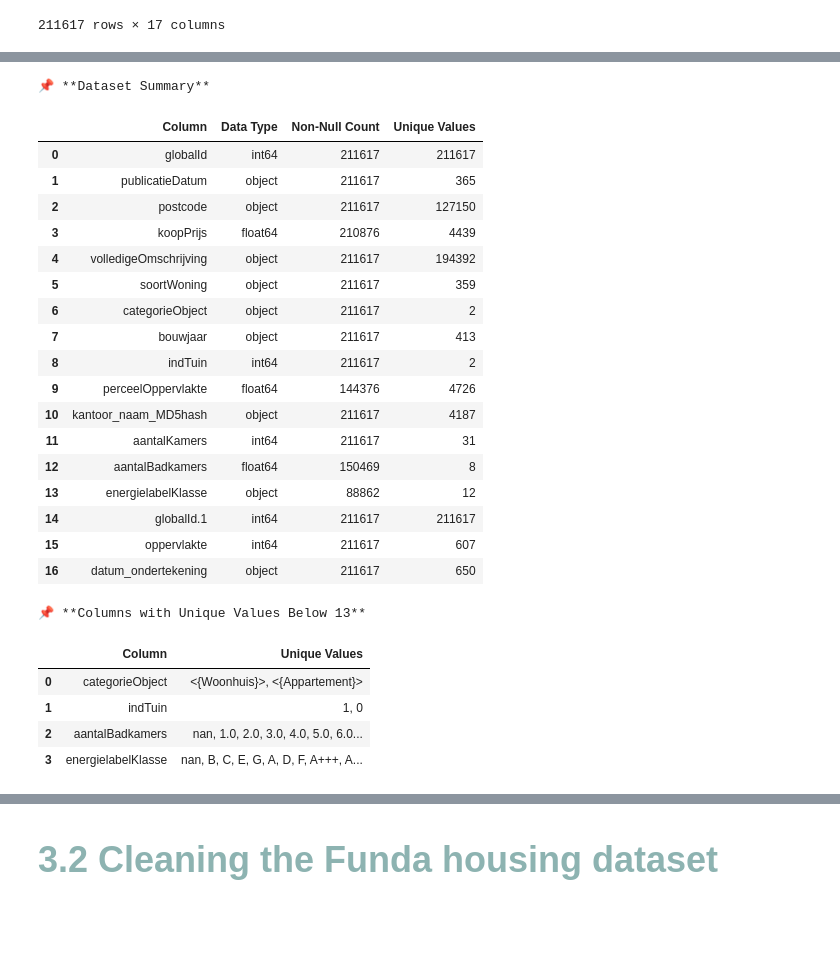
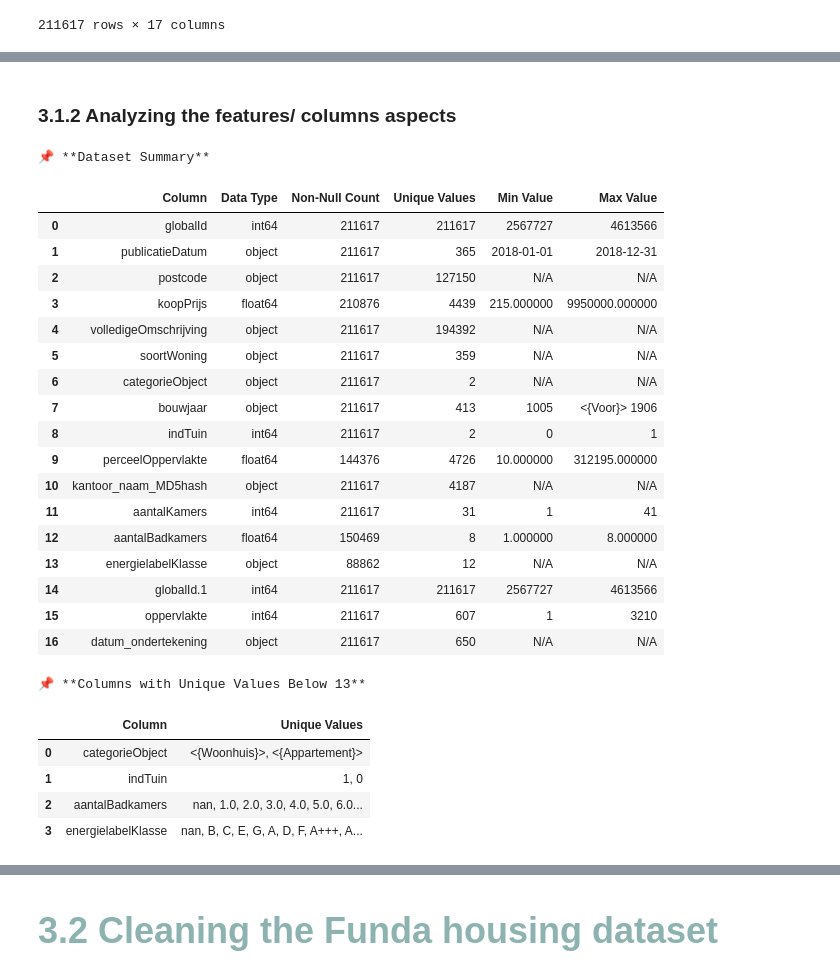
Before and after one commit to Josey-mc2/House-pricing-analysis, a Jupyter notebook: funda_analysis_ai_resit.ipynb, the cells around one changed output, grey strips where cells are left out. Cells and saved outputs as stored; diff of their text form; code cells hidden in the pictures; blank space fills up the shorter version.

```diff
--- a/funda_analysis_ai_resit.ipynb
+++ b/funda_analysis_ai_resit.ipynb
@@ -127,61 +134,75 @@ Each row represents a property listed with attributes such as location, pricing,
 ➤ <span style='color: #7AD6C7;'>globalId.1:</span>  Another unique identifier   <br>
 ➤ <span style='color: #7AD6C7;'>oppervlakte:</span>  Total living area of the property (m²)  <br>
 ➤ <span style='color: #7AD6C7;'>datum_ondertekening:</span>  Date of contract signing  <br>
+# %% [markdown]
+### 3.1.2 Analyzing the features/ columns aspects
 # %%
 #source chatgpt
+
+# Create a copy of the dataset
+df_funda_imputed = funda_housing_df.copy()
 
 # Generate a summary table with column info
 df_summary = pd.DataFrame({
     "Column": funda_housing_df.columns,
     "Data Type": funda_housing_df.dtypes.values,
     "Non-Null Count": funda_housing_df.notna().sum().values,
     "Unique Values": funda_housing_df.nunique().values
 })
+
+# Add Min and Max values for numerical columns (round float values to 1 decimal)
+df_summary["Min Value"] = df_summary["Column"].apply(lambda col: round(funda_housing_df[col].min(), 1) if np.issubdtype(funda_housing_df[col].dtype, np.floating) else funda_housing_df[col].min() if np.issubdtype(funda_housing_df[col].dtype, np.number) else "N/A")
+df_summary["Max Value"] = df_summary["Column"].apply(lambda col: round(funda_housing_df[col].max(), 1) if np.issubdtype(funda_housing_df[col].dtype, np.floating) else funda_housing_df[col].max() if np.issubdtype(funda_housing_df[col].dtype, np.number) else "N/A")
+
+# Ensure bouwjaar is included in Min and Max calculations
+df_summary.loc[df_summary["Column"] == "bouwjaar", "Min Value"] = funda_housing_df["bouwjaar"].min()
+df_summary.loc[df_summary["Column"] == "bouwjaar", "Max Value"] = funda_housing_df["bouwjaar"].max()
+
+# Ensure publicatieDatum is included in Min and Max calculations
+df_summary.loc[df_summary["Column"] == "publicatieDatum", "Min Value"] = funda_housing_df["publicatieDatum"].min()
+df_summary.loc[df_summary["Column"] == "publicatieDatum", "Max Value"] = funda_housing_df["publicatieDatum"].max()
 
 # Find columns with unique values less than 13
 low_unique_columns = df_summary[df_summary["Unique Values"] < 13]["Column"].tolist()
 
 # Create a DataFrame to store unique values of these columns
 unique_values_data = {
     "Column": [],
     "Unique Values": []
 }
 
 for col in low_unique_columns:
     unique_values_data["Column"].append(col)
     unique_values_data["Unique Values"].append(", ".join(map(str, funda_housing_df[col].unique())))
 
 df_unique_values = pd.DataFrame(unique_values_data)
 
 # Display the tables
-import pandas as pd
-from IPython.display import display
-
-print("📌 **Dataset Summary**")
+print("\n📌 **Dataset Summary**")
 display(df_summary.style.set_properties(**{'border': '1px solid lightblue', 'font-weight': 'bold'}, subset=['Column']))
 
 print("\n📌 **Columns with Unique Values Below 13**")
 display(df_unique_values.style.set_properties(**{'border': '1px solid lightblue', 'font-weight': 'bold'}, subset=['Column']))
 # %% [output]
 📌 **Dataset Summary**
-|  | Column | Data Type | Non-Null Count | Unique Values |
-| 0 | globalId | int64 | 211617 | 211617 |
-| 1 | publicatieDatum | object | 211617 | 365 |
-| 2 | postcode | object | 211617 | 127150 |
-| 3 | koopPrijs | float64 | 210876 | 4439 |
-| 4 | volledigeOmschrijving | object | 211617 | 194392 |
-| 5 | soortWoning | object | 211617 | 359 |
-| 6 | categorieObject | object | 211617 | 2 |
-| 7 | bouwjaar | object | 211617 | 413 |
-| 8 | indTuin | int64 | 211617 | 2 |
-| 9 | perceelOppervlakte | float64 | 144376 | 4726 |
-| 10 | kantoor_naam_MD5hash | object | 211617 | 4187 |
-| 11 | aantalKamers | int64 | 211617 | 31 |
-| 12 | aantalBadkamers | float64 | 150469 | 8 |
-| 13 | energielabelKlasse | object | 88862 | 12 |
-| 14 | globalId.1 | int64 | 211617 | 211617 |
-| 15 | oppervlakte | int64 | 211617 | 607 |
-| 16 | datum_ondertekening | object | 211617 | 650 |
+|  | Column | Data Type | Non-Null Count | Unique Values | Min Value | Max Value |
+| 0 | globalId | int64 | 211617 | 211617 | 2567727 | 4613566 |
+| 1 | publicatieDatum | object | 211617 | 365 | 2018-01-01 | 2018-12-31 |
+| 2 | postcode | object | 211617 | 127150 | N/A | N/A |
+| 3 | koopPrijs | float64 | 210876 | 4439 | 215.000000 | 9950000.000000 |
+| 4 | volledigeOmschrijving | object | 211617 | 194392 | N/A | N/A |
+| 5 | soortWoning | object | 211617 | 359 | N/A | N/A |
+| 6 | categorieObject | object | 211617 | 2 | N/A | N/A |
+| 7 | bouwjaar | object | 211617 | 413 | 1005 | <{Voor}> 1906 |
+| 8 | indTuin | int64 | 211617 | 2 | 0 | 1 |
+| 9 | perceelOppervlakte | float64 | 144376 | 4726 | 10.000000 | 312195.000000 |
+| 10 | kantoor_naam_MD5hash | object | 211617 | 4187 | N/A | N/A |
+| 11 | aantalKamers | int64 | 211617 | 31 | 1 | 41 |
+| 12 | aantalBadkamers | float64 | 150469 | 8 | 1.000000 | 8.000000 |
+| 13 | energielabelKlasse | object | 88862 | 12 | N/A | N/A |
+| 14 | globalId.1 | int64 | 211617 | 211617 | 2567727 | 4613566 |
+| 15 | oppervlakte | int64 | 211617 | 607 | 1 | 3210 |
+| 16 | datum_ondertekening | object | 211617 | 650 | N/A | N/A |
 📌 **Columns with Unique Values Below 13**
 |  | Column | Unique Values |
 | 0 | categorieObject | <{Woonhuis}>, <{Appartement}> |
```
Also changed, not shown: parts of 40 cells of this notebook.
